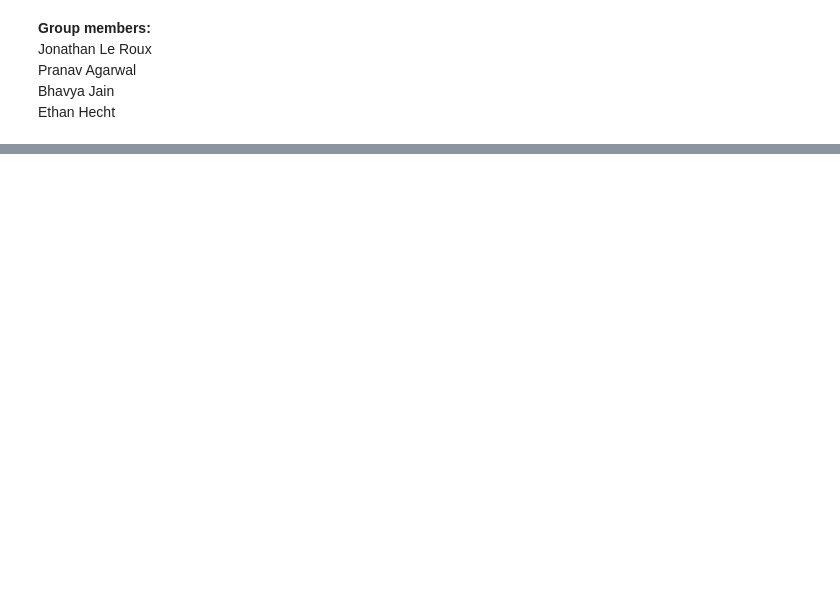
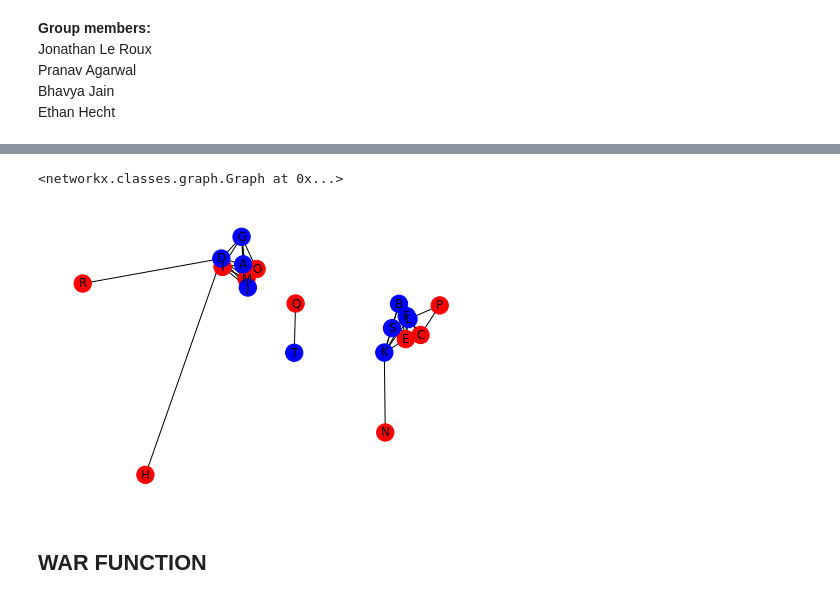
Before and after one commit to BlurSure/cmse202-project-group3, a Jupyter notebook: War modelling.ipynb, the cells around one changed output, grey strips where cells are left out. Saved outputs shown, nothing was run; the diff lists cells and outputs as text; code cells hidden in the pictures; blank space fills up the shorter version.

```diff
--- a/War modelling.ipynb
+++ b/War modelling.ipynb
@@ -190,0 +339,6 @@ print(China.to_string())
+# %%
+Country1, Country2 = take_in_data("Territory data.csv",1000,1000)
+print("Country1 territories: ")
+print(Country1.to_string())
+print("\nCountry2 territories: ")
+print(Country2.to_string())
@@ -190,0 +363,8 @@ print(China.to_string())
+# %%
+#Initial Base
+make_graph(Country1.territory_list, Country2.territory_list, True)
+# %% [output]
+<networkx.classes.graph.Graph at 0x...>
+[figure, added]
+# %% [markdown]
+## WAR FUNCTION
```
Also changed, not shown: parts of 26 cells of this notebook.
